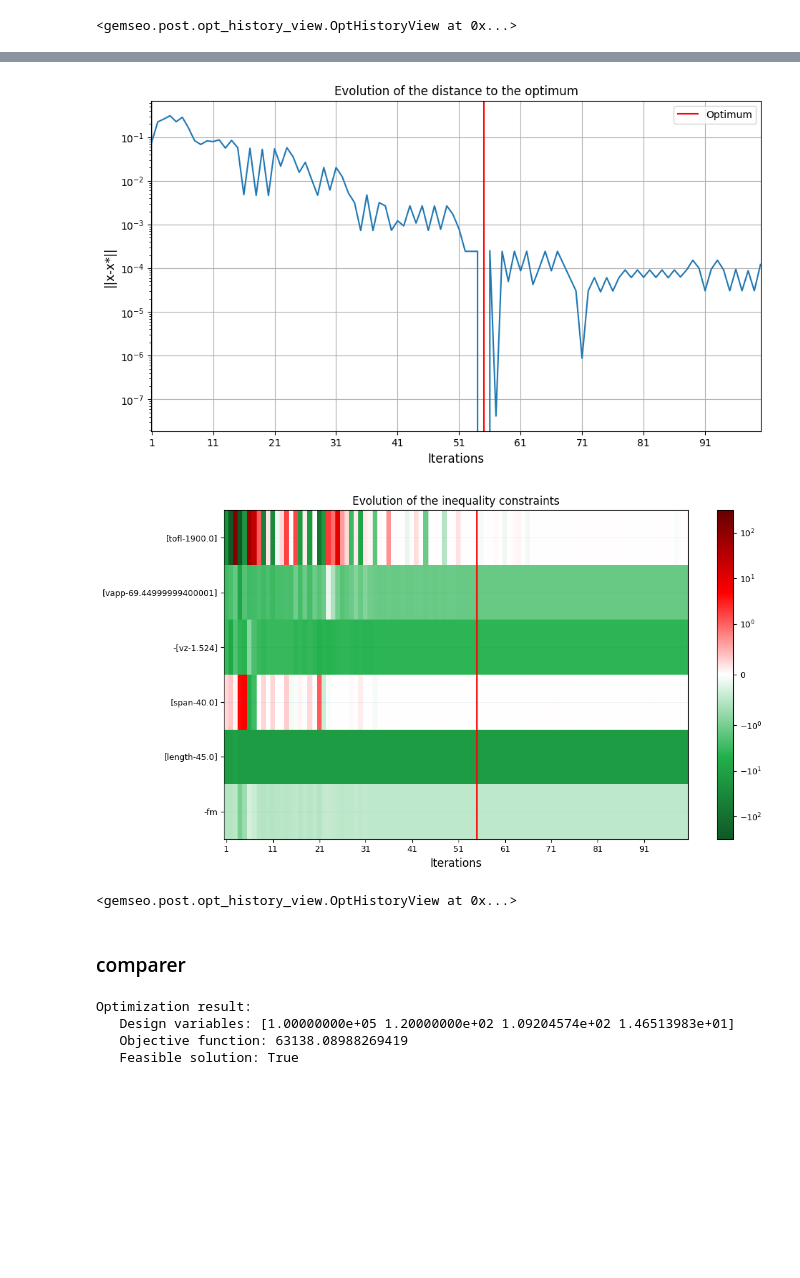
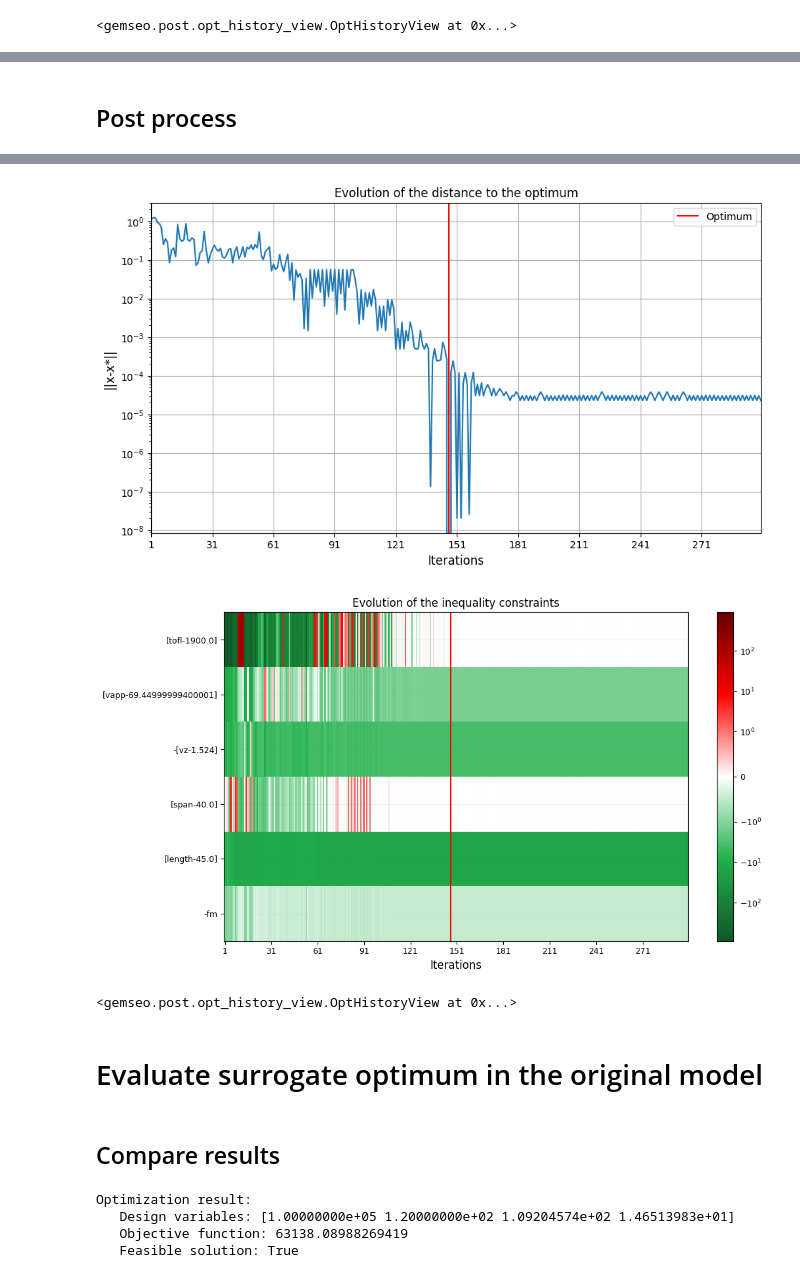
Before and after one commit to hannabkre/lh2pac, a Jupyter notebook: docs/scripts/project/problem1.ipynb, the cells around one changed output, grey strips where cells are left out. Saved outputs shown, nothing was run; the diff lists cells and outputs as text; code cells hidden in the pictures; blank space fills up the shorter version.

```diff
--- a/docs/scripts/project/problem1.ipynb
+++ b/docs/scripts/project/problem1.ipynb
@@ -200,5 +91,2 @@ scenario.post_process(post_name="OptHistoryView", save=False, show=True)
 # %%
-from gemseo import from_pickle
-from gemseo import import_discipline
-
-surrogate_discipline = import_discipline("my_surrogate.pkl")
+surrogate_disciplines = import_discipline("my_surrogate.pkl")
@@ -204,0 +95,6 @@ surrogate_discipline = import_discipline("my_surrogate.pkl")
+# %%
+design_space_surrogate = DesignSpace()
+design_space_surrogate.add_variable('slst', lower_bound=100000.0, upper_bound=200000.0, value=150000.0)
+design_space_surrogate.add_variable('n_pax', lower_bound=120, upper_bound=180, value=150)
+design_space_surrogate.add_variable('area', lower_bound=100, upper_bound=200, value=180)
+design_space_surrogate.add_variable('ar', lower_bound=5, upper_bound=20, value=9)
@@ -205,11 +103,10 @@ surrogate_discipline = import_discipline("my_surrogate.pkl")
 # %%
-from gemseo import create_scenario
-
-scenario_surr = create_scenario(surrogate_discipline, design_space=design_space, objective_name= "mtom",formulation_name='MDF')
-scenario_surr.add_constraint('tofl', constraint_type='ineq', value=1900.0, positive=False)
-scenario_surr.add_constraint('vapp', constraint_type='ineq', value=convert_from("kt",135.0), positive=False)
-scenario_surr.add_constraint('vz', constraint_type='ineq', value=convert_from("ft/min",300.0), positive=True)
-scenario_surr.add_constraint('span', constraint_type='ineq', value=40.0, positive=False)
-scenario_surr.add_constraint('length', constraint_type='ineq', value=45.0, positive=False)
-scenario_surr.add_constraint('fm', constraint_type='ineq', value=0.0, positive=True)
+scenario_surrogate = MDOScenario(disciplines=[surrogate_disciplines], design_space=design_space_surrogate, objective_name= "mtom",formulation_name='MDF')
+# scenario_surr = create_scenario(surrogate_discipline, design_space=design_space_surrogate, objective_name= "mtom",formulation_name='MDF')
+scenario_surrogate.add_constraint('tofl', constraint_type='ineq', value=1900.0, positive=False)
+scenario_surrogate.add_constraint('vapp', constraint_type='ineq', value=convert_from("kt",135.0), positive=False)
+scenario_surrogate.add_constraint('vz', constraint_type='ineq', value=convert_from("ft/min",300.0), positive=True)
+scenario_surrogate.add_constraint('span', constraint_type='ineq', value=40.0, positive=False)
+scenario_surrogate.add_constraint('length', constraint_type='ineq', value=45.0, positive=False)
+scenario_surrogate.add_constraint('fm', constraint_type='ineq', value=0.0, positive=True)
 # %% [output]
@@ -257,3 +136,5 @@ scenario_surr.execute(algo_name="NLOPT_COBYLA", max_iter=100)
+# %% [markdown]
+## Post process
 # %%
-scenario_surr.post_process(post_name="OptHistoryView", save=False, show=True)
+scenario_surrogate.post_process(post_name="OptHistoryView", save=False, show=True)
 # %% [output]
@@ -262,8 +143,10 @@ scenario_surr.post_process(post_name="OptHistoryView", save=False, show=True)
-[figure, old version]
+[figure, new version]
-[figure, old version]
+[figure, new version]
 <gemseo.post.opt_history_view.OptHistoryView at 0x...>
+# %% [markdown]
+# Evaluate surrogate optimum in the original model
 # %% [markdown]
-### comparer
+## Compare results
 # %%
 scenario.optimization_result
 # %% [output]
```
Also changed, not shown: parts of 32 cells of this notebook, 3 other files.
